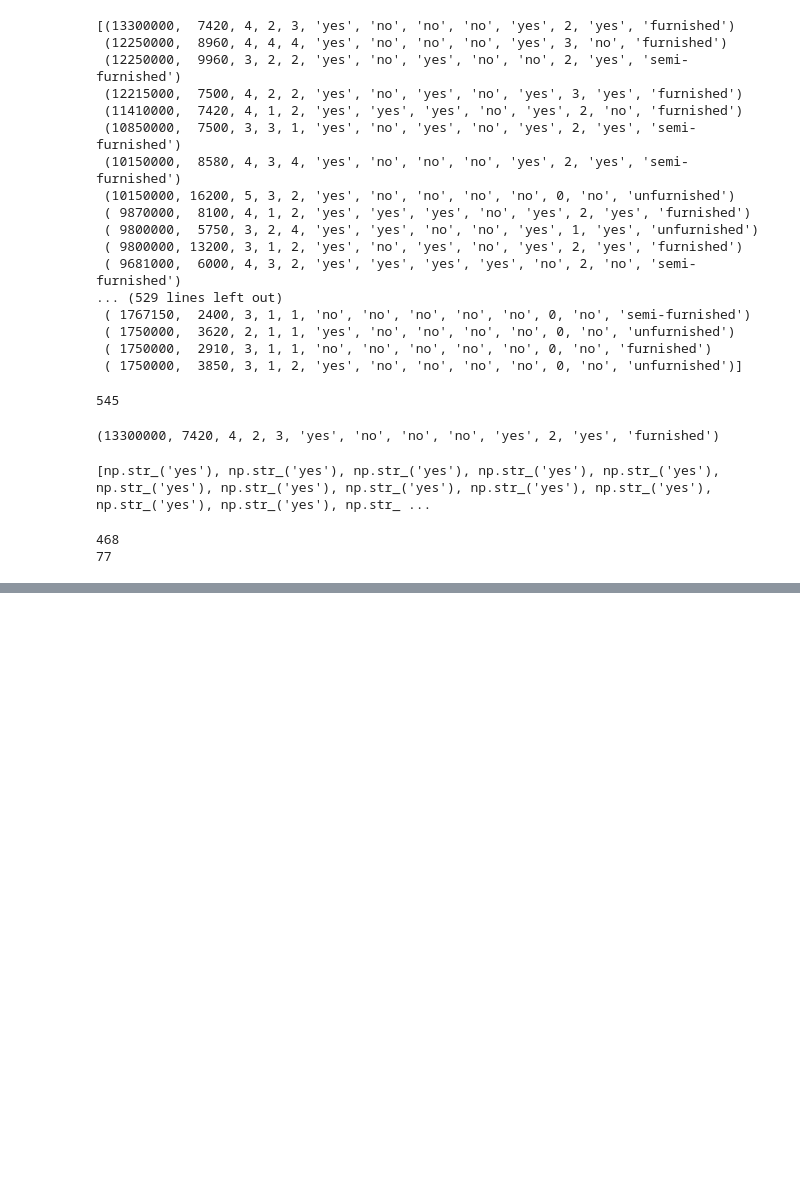
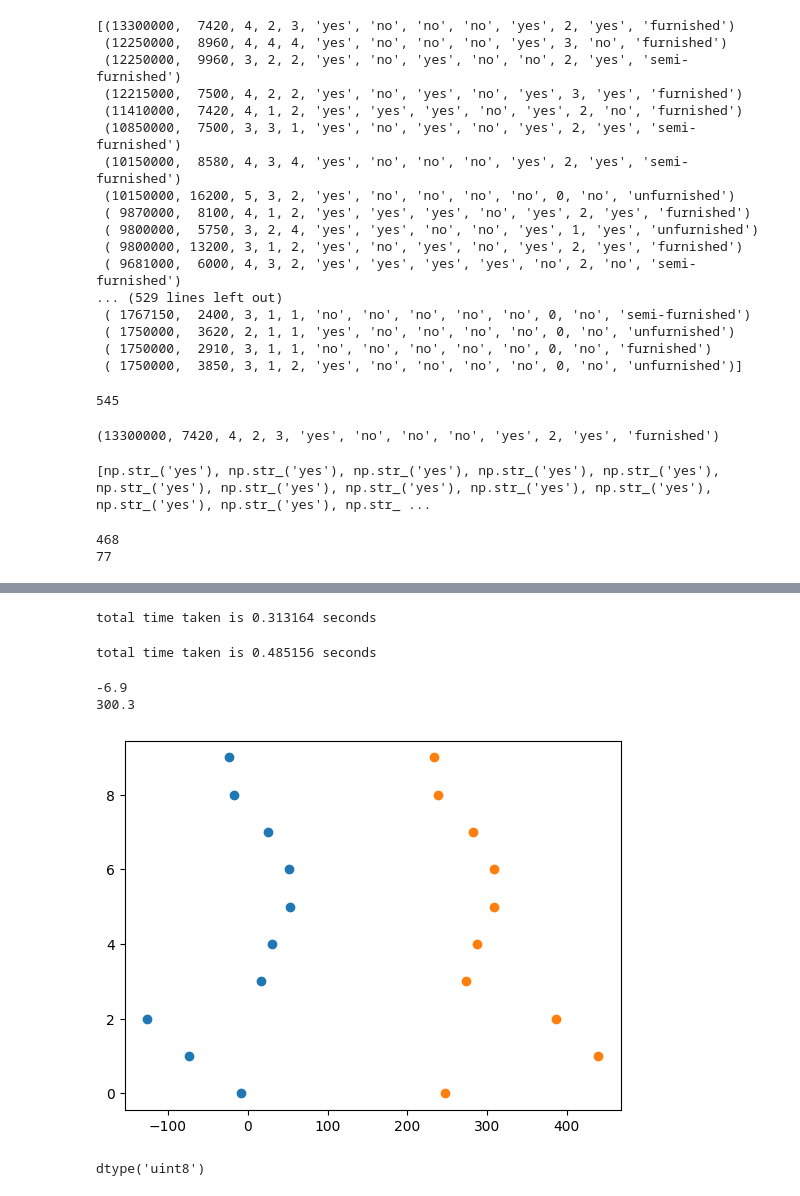
Before and after one commit to Masireddyvamshi/Exploratory_Data_Analysis, a Jupyter notebook: classNotes.ipynb, the cells around one changed output, grey strips where cells are left out. Saved outputs shown, nothing was run; the diff lists cells and outputs as text; code cells hidden in the pictures; blank space fills up the shorter version.

```diff
--- a/classNotes.ipynb
+++ b/classNotes.ipynb
@@ -540,0 +620,43 @@ print(total_count.count('no'))
+# %%
+start=time.time()
+var3+var3
+end=time.time()
+total_time=end-start
+print(f'total time taken is {total_time:6f} seconds')
+# %% [output]
+total time taken is 0.313164 seconds
+# %%
+start=time.time()
+var4+var4
+end=time.time()
+total_time=end-start
+print(f'total time taken is {total_time:6f} seconds')
+# %% [output]
+total time taken is 0.485156 seconds
+# %%
+arr=np.random.randint(130,500,10)
+v1=np.array(arr,dtype=np.int8)
+v2=np.array(arr,dtype=np.int64)
+# %%
+print(v1.mean())
+print(v2.mean())
+# %% [output]
+-6.9
+300.3
+# %%
+
+indexes=[i for i in range(len(arr))]
+# %%
+import matplotlib.pyplot as plt
+plt.scatter(x=v1,y=indexes,label='int8')
+plt.scatter(x=v2,y=indexes,label='int64')
+plt.show()
+# %% [output]
+[figure, added]
+# %%
+# mostly commonly we use int8 for images
+import cv2
+img=cv2.imread(r"C:\Users\masir\Pictures\_O5A6847.JPG")
+img.dtype
+# %% [output]
+dtype('uint8')
```
Also changed, not shown: parts of 22 cells of this notebook.
